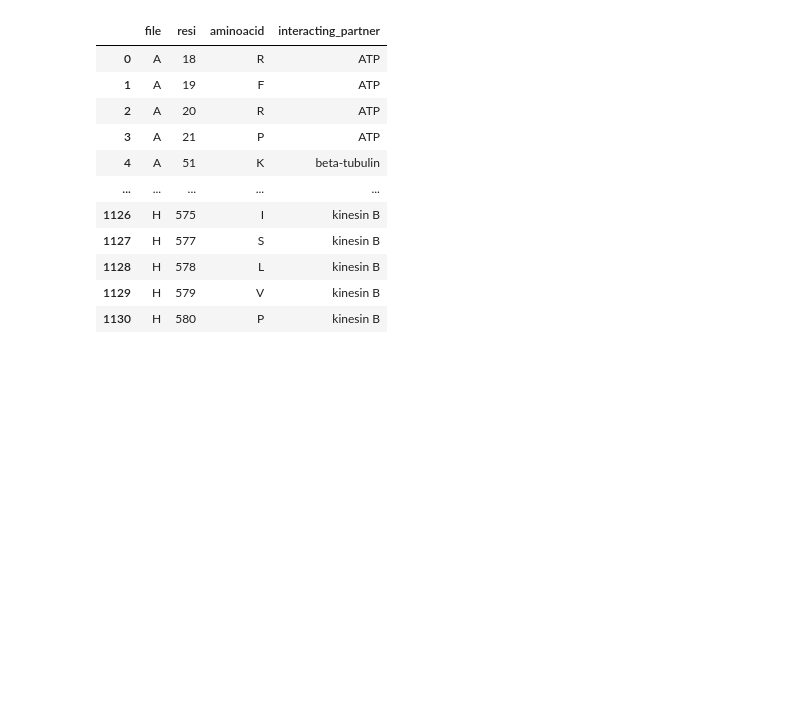
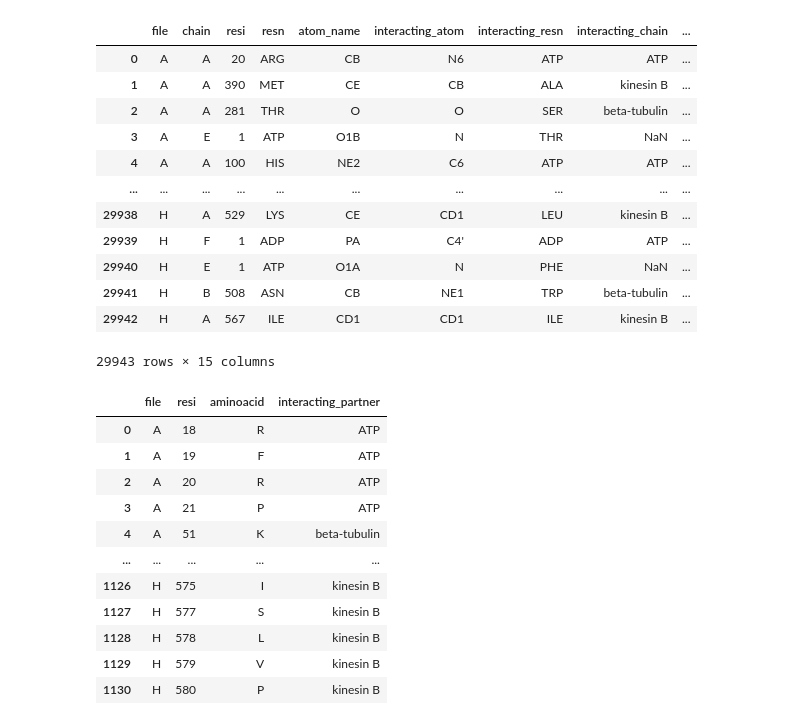
Before and after one commit to dalarios/activedrops, a Jupyter notebook: code/exploratory/3d_structures_analysis.ipynb, the cells around one changed output. Drawn from its saved outputs; the diff is of its cells as text; code cells hidden in the pictures; blank space fills up the shorter version.

```diff
--- a/code/exploratory/3d_structures_analysis.ipynb
+++ b/code/exploratory/3d_structures_analysis.ipynb
@@ -155,6 +155,22 @@ df_processed = process_dataframe(csv_file_path, distance_threshold)
 
 # Create and display the plots
 plots = create_plots(df_processed)
+# %%
+df_processed
+# %% [output]
+|  | file | chain | resi | resn | atom_name | interacting_atom | interacting_resn | interacting_chain | ... |
+| 0 | A | A | 20 | ARG | CB | N6 | ATP | ATP | ... |
+| 1 | A | A | 390 | MET | CE | CB | ALA | kinesin B | ... |
+| 2 | A | A | 281 | THR | O | O | SER | beta-tubulin | ... |
+| 3 | A | E | 1 | ATP | O1B | N | THR | NaN | ... |
+| 4 | A | A | 100 | HIS | NE2 | C6 | ATP | ATP | ... |
+| ... | ... | ... | ... | ... | ... | ... | ... | ... | ... |
+| 29938 | H | A | 529 | LYS | CE | CD1 | LEU | kinesin B | ... |
+| 29939 | H | F | 1 | ADP | PA | C4' | ADP | ATP | ... |
+| 29940 | H | E | 1 | ATP | O1A | N | PHE | NaN | ... |
+| 29941 | H | B | 508 | ASN | CB | NE1 | TRP | beta-tubulin | ... |
+| 29942 | H | A | 567 | ILE | CD1 | CD1 | ILE | kinesin B | ... |
+29943 rows × 15 columns
 # %%
 # New function to extract interacting amino acids and positions with 'file', 'resi', 'aminoacid', and 'interacting_partner'
 def extract_interacting_amino_acids(df):
```
Also changed, not shown: parts of 3 cells of this notebook, 3 other files.
